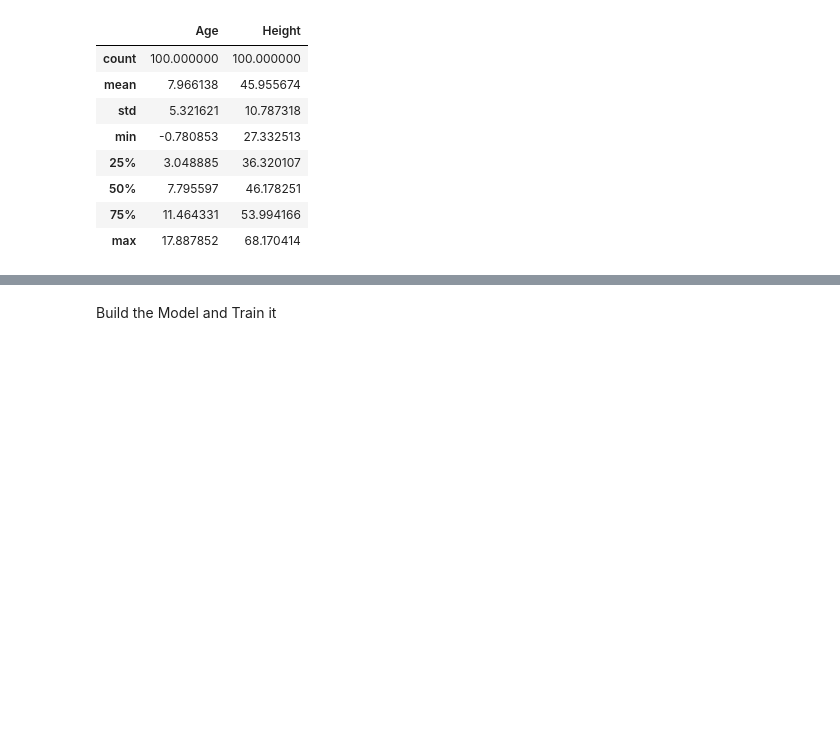
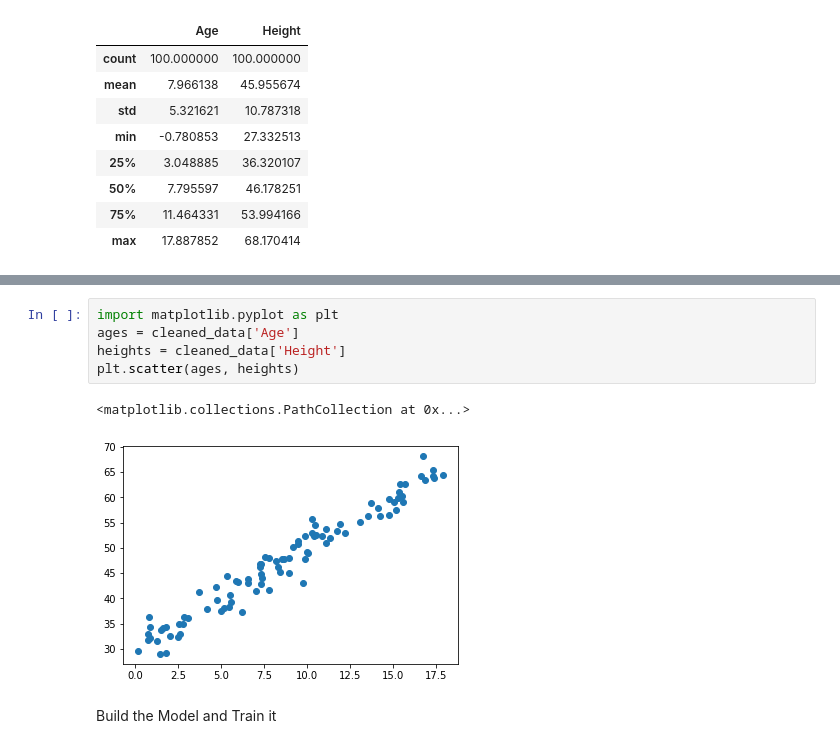
Before and after one commit to nishatfarzana86/Electricity-Billing-System, a Jupyter notebook: Nishat's_First_ML_Project_Simple_Linear_Regression.ipynb, the cells around one changed output, grey strips where cells are left out. Drawn from its saved outputs; the diff is of its cells as text; blank space fills up the shorter version.

```diff
--- a/Nishat's_First_ML_Project_Simple_Linear_Regression.ipynb
+++ b/Nishat's_First_ML_Project_Simple_Linear_Regression.ipynb
@@ -62,3 +102,11 @@ raw_data.describe()
+# %%
+import matplotlib.pyplot as plt
+ages = cleaned_data['Age']
+heights = cleaned_data['Height']
+plt.scatter(ages, heights)
+# %% [output]
+<matplotlib.collections.PathCollection at 0x...>
+[figure, added]
 # %% [markdown]
 Build the Model and Train it
 # %% [markdown]
```
Also changed, not shown: parts of 5 cells of this notebook.
